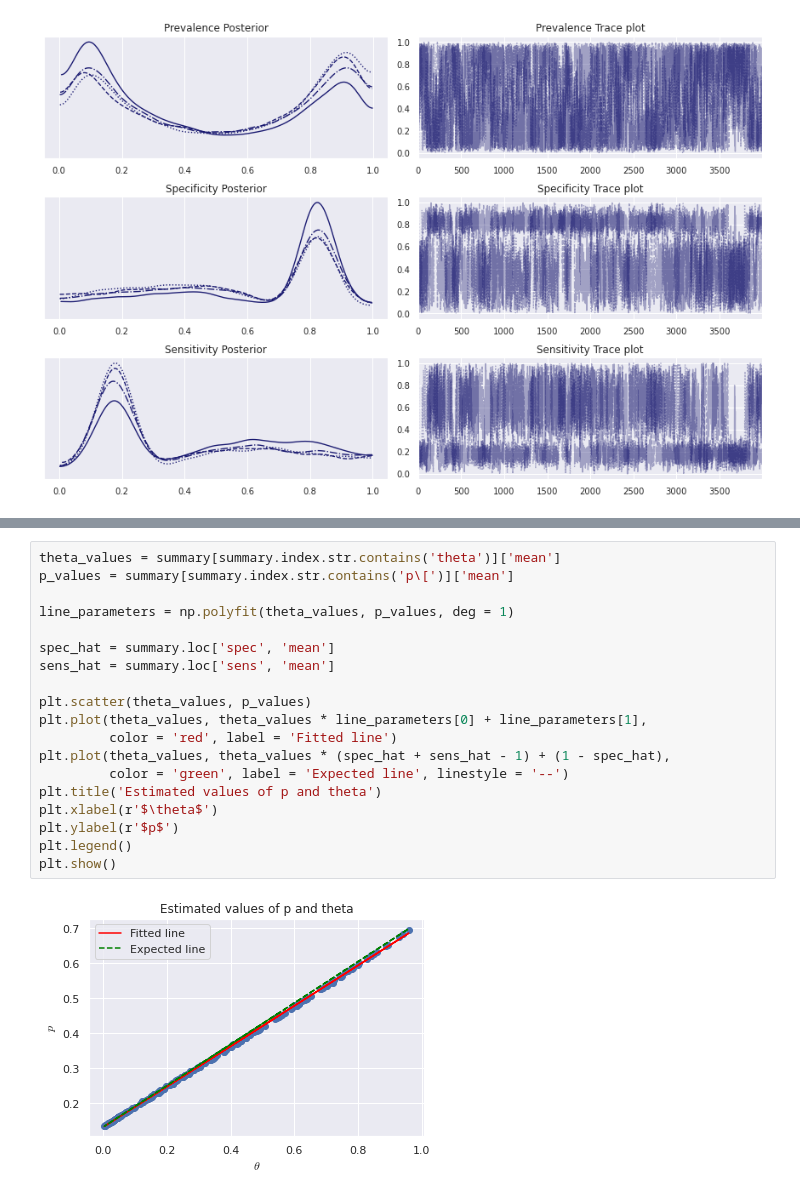
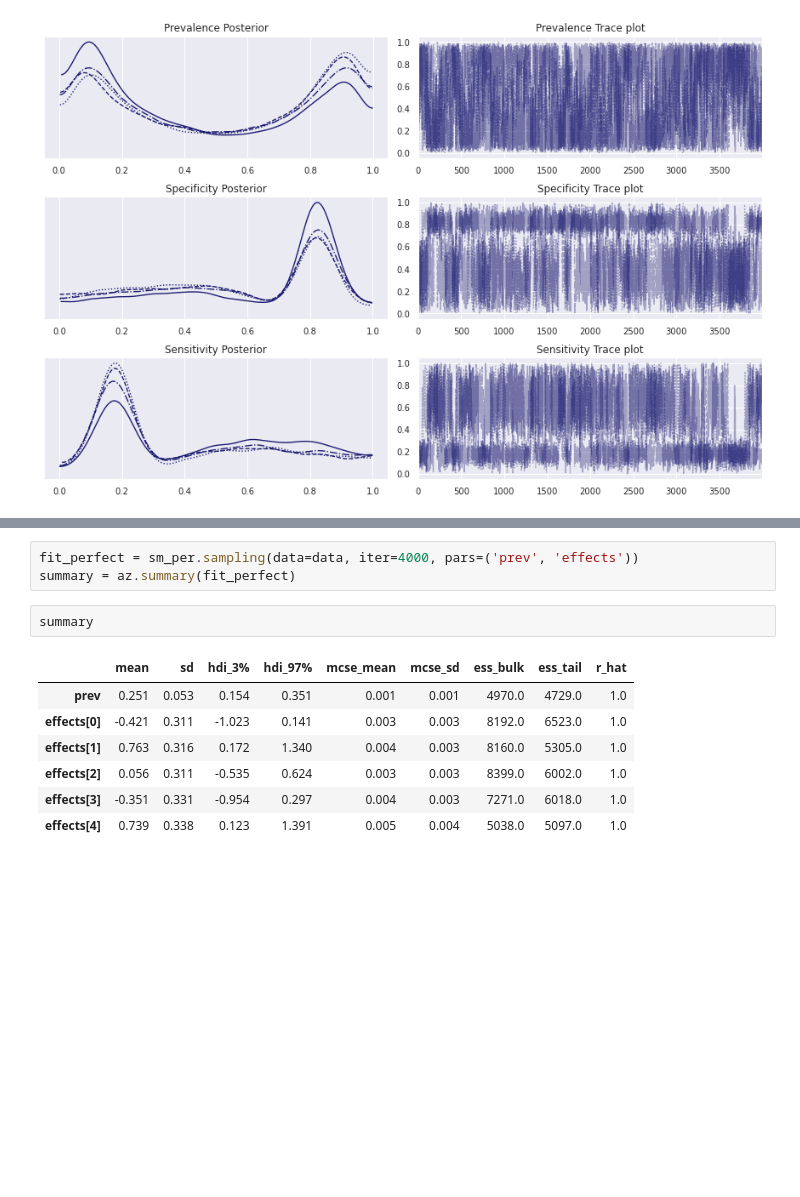
Before and after one commit to lucasmoschen/rds-bayesian-analysis-tcc, a Jupyter notebook: notebooks_book/imperfect_test.ipynb, the cells around one changed output, grey strips where cells are left out. Saved outputs shown, nothing was run; the diff lists cells and outputs as text; blank space fills up the shorter version.

```diff
--- a/notebooks_book/imperfect_test.ipynb
+++ b/notebooks_book/imperfect_test.ipynb
@@ -238,21 +257,13 @@ the estimated means for $\theta$ and $p$ among the individuals.
-# %%
-theta_values = summary[summary.index.str.contains('theta')]['mean']
-p_values = summary[summary.index.str.contains('p\[')]['mean']
-
-line_parameters = np.polyfit(theta_values, p_values, deg = 1)
-
-spec_hat = summary.loc['spec', 'mean']
-sens_hat = summary.loc['sens', 'mean']
-
-plt.scatter(theta_values, p_values)
-plt.plot(theta_values, theta_values * line_parameters[0] + line_parameters[1],
-         color = 'red', label = 'Fitted line')
-plt.plot(theta_values, theta_values * (spec_hat + sens_hat - 1) + (1 - spec_hat),
-         color = 'green', label = 'Expected line', linestyle = '--')
-plt.title('Estimated values of p and theta')
-plt.xlabel(r'$\theta$')
-plt.ylabel(r'$p$')
-plt.legend()
-plt.show()
-# %% [output]
-[figure, removed]
+# %%
+fit_perfect = sm_per.sampling(data=data, iter=4000, pars=('prev', 'effects'))
+summary = az.summary(fit_perfect)
+# %%
+summary
+# %% [output]
+|  | mean | sd | hdi_3% | hdi_97% | mcse_mean | mcse_sd | ess_bulk | ess_tail | r_hat |
+| prev | 0.251 | 0.053 | 0.154 | 0.351 | 0.001 | 0.001 | 4970.0 | 4729.0 | 1.0 |
+| effects[0] | -0.421 | 0.311 | -1.023 | 0.141 | 0.003 | 0.003 | 8192.0 | 6523.0 | 1.0 |
+| effects[1] | 0.763 | 0.316 | 0.172 | 1.340 | 0.004 | 0.003 | 8160.0 | 5305.0 | 1.0 |
+| effects[2] | 0.056 | 0.311 | -0.535 | 0.624 | 0.003 | 0.003 | 8399.0 | 6002.0 | 1.0 |
+| effects[3] | -0.351 | 0.331 | -0.954 | 0.297 | 0.004 | 0.003 | 7271.0 | 6018.0 | 1.0 |
+| effects[4] | 0.739 | 0.338 | 0.123 | 1.391 | 0.005 | 0.004 | 5038.0 | 5097.0 | 1.0 |
```
Also changed, not shown: parts of 14 cells of this notebook, 6 other files.
